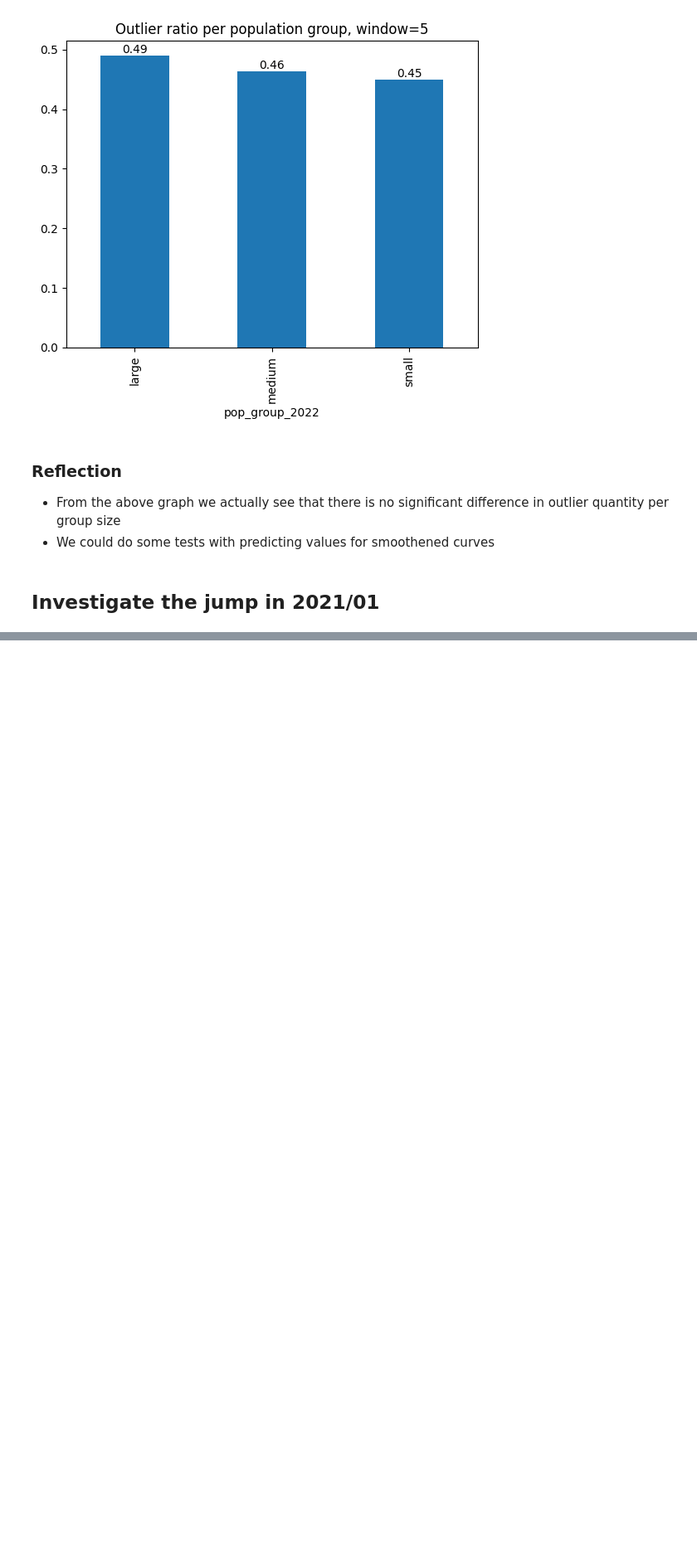
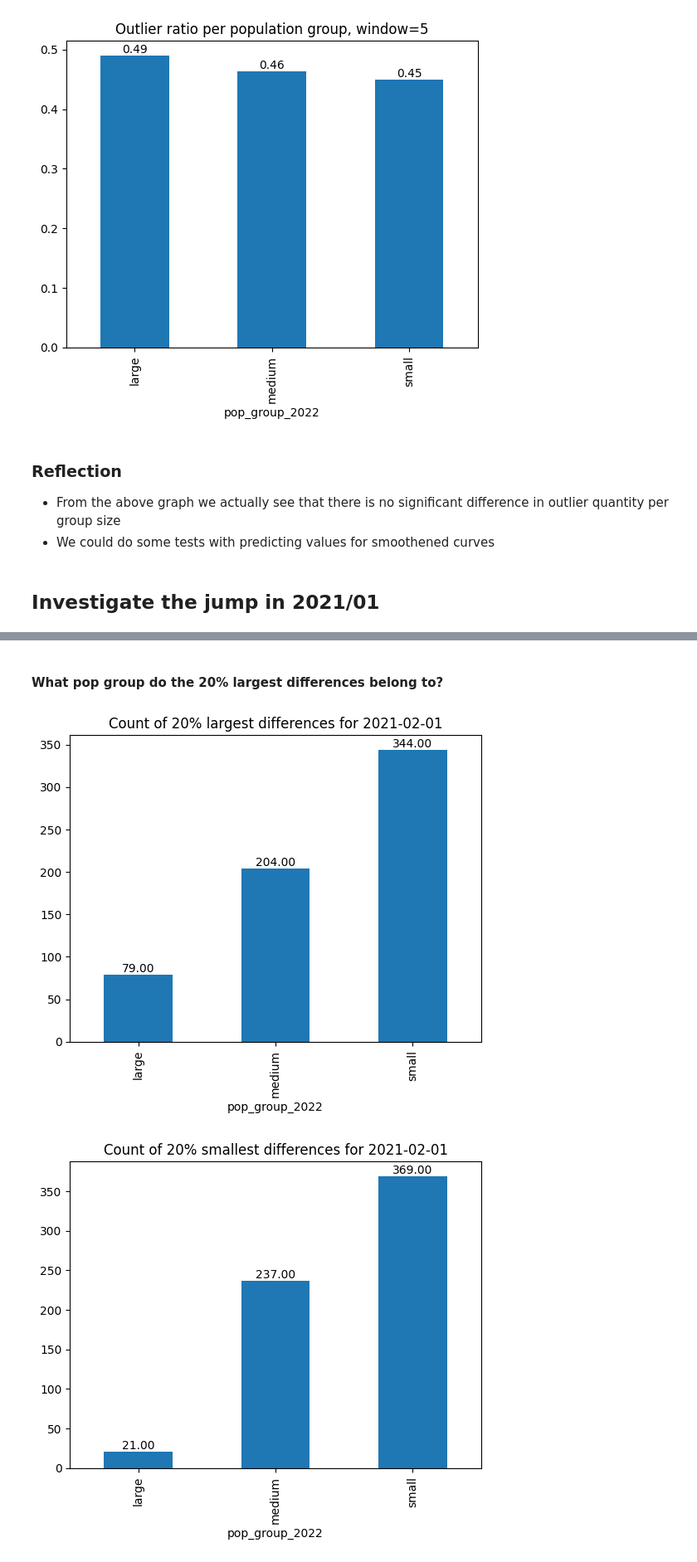
Before and after one commit to Jose-Sabater/kagglecomp-GoDaddy-timeseries, a Jupyter notebook: nb/01_02_feature_exploration_cont.ipynb, the cells around one changed output, grey strips where cells are left out. Shown at 83% size. Cells and saved outputs as stored; diff of their text form; code cells hidden in the pictures; blank space fills up the shorter version.

```diff
--- a/nb/01_02_feature_exploration_cont.ipynb
+++ b/nb/01_02_feature_exploration_cont.ipynb
@@ -356,0 +437,20 @@ for i in range(10):
+# %% [markdown]
+#### What pop group do the 20% largest differences belong to?
+# %%
+df_temp = df[df["first_day_of_month"] == "2021-02-01"]
+df_temp.sort_values("difference_abs", ascending=False).head(
+    int(len(df_temp) * 0.2)
+).groupby("pop_group_2022")["difference_abs"].count().plot(kind="bar")
+plt.title(f"Count of 20% largest differences for 2021-02-01")
+plt.bar_label(plt.gca().containers[0], fmt="%.2f")
+plt.show()
+# just for safety lets also plot the distribution of the 20% smallest differences for that date
+df_temp.sort_values("difference_abs", ascending=True).head(
+    int(len(df_temp) * 0.2)
+).groupby("pop_group_2022")["difference_abs"].count().plot(kind="bar")
+plt.title(f"Count of 20% smallest differences for 2021-02-01")
+plt.bar_label(plt.gca().containers[0], fmt="%.2f")
+plt.show()
+# %% [output]
+[figure, added]
+[figure, added]
```
Also changed, not shown: parts of 17 cells of this notebook.
